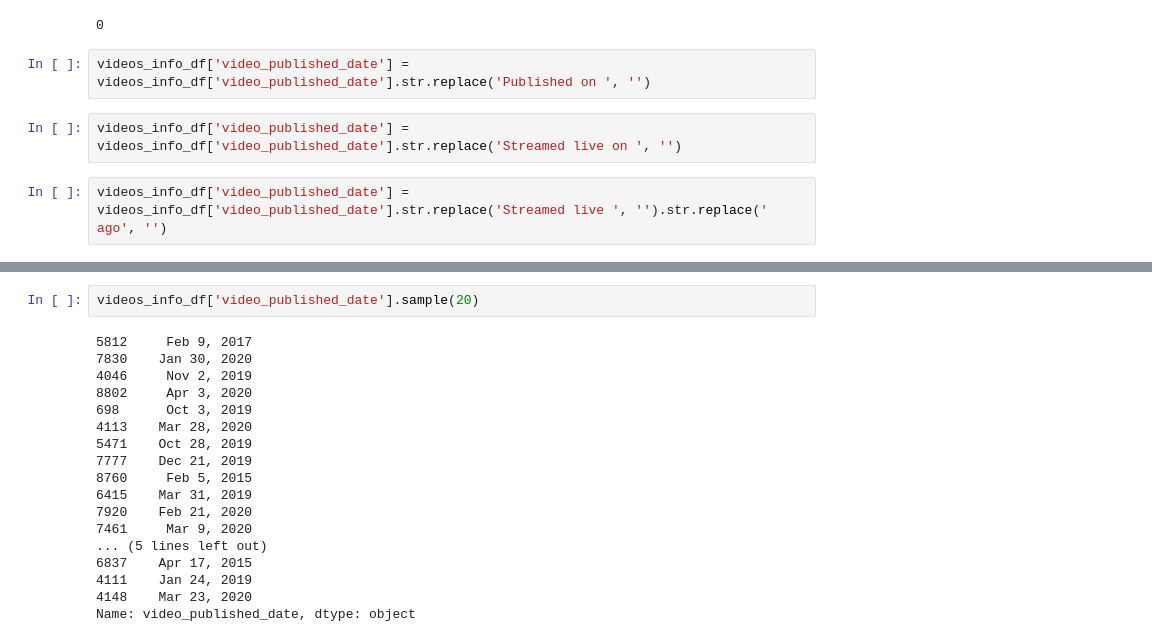
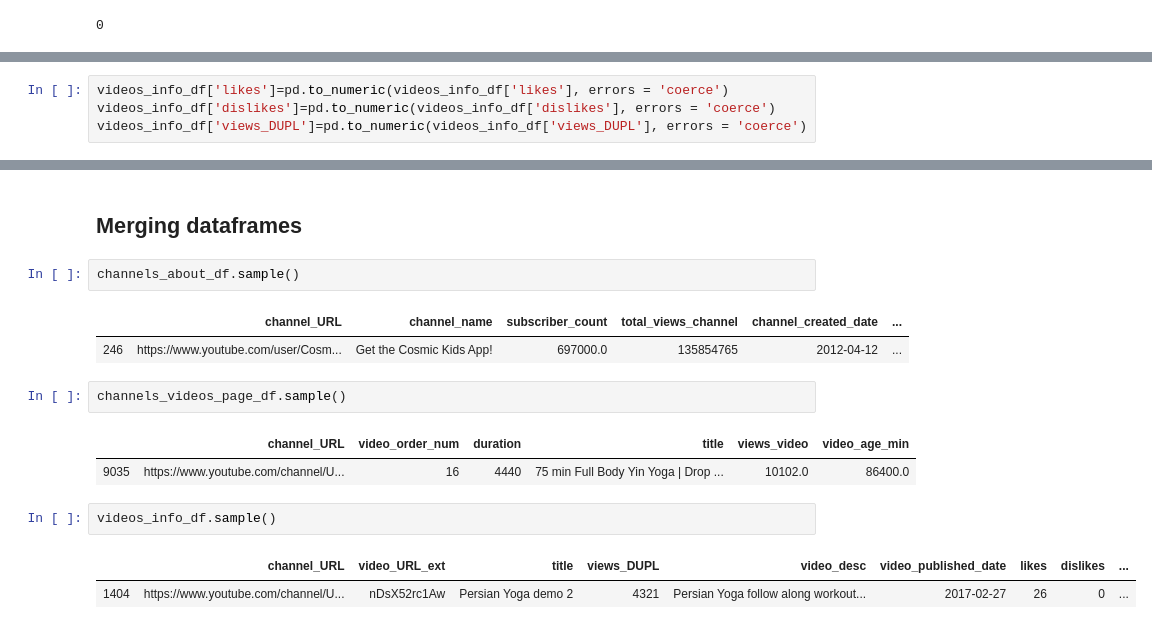
Before and after one commit to elena-du/Yoga-Video-Youtube-Analysis, a Jupyter notebook: scraped_dict_to_df.ipynb, the cells around one changed output, grey strips where cells are left out. Saved outputs shown, nothing was run; the diff lists cells and outputs as text.

Commit message:
dict todataframe, cleaning, merging

```diff
--- a/scraped_dict_to_df.ipynb
+++ b/scraped_dict_to_df.ipynb
@@ -424,9 +383,3 @@ video_channel_df_nona['views_video'] = video_channel_df_nona['views_days'].apply
 videos_info_df['video_published_date'].isna().sum()
 # %% [output]
 0
-# %%
-videos_info_df['video_published_date'] = videos_info_df['video_published_date'].str.replace('Published on ', '')
-# %%
-videos_info_df['video_published_date'] = videos_info_df['video_published_date'].str.replace('Streamed live on ', '')
-# %%
-videos_info_df['video_published_date'] = videos_info_df['video_published_date'].str.replace('Streamed live ', '').str.replace(' ago', '')
@@ -437,0 +388,4 @@ array(['Apr 4, 2020', 'Feb 29, 2020', 'Feb 1, 2020', ..., 'May 24, 2013',
+# %%
+videos_info_df['likes']=pd.to_numeric(videos_info_df['likes'], errors = 'coerce')
+videos_info_df['dislikes']=pd.to_numeric(videos_info_df['dislikes'], errors = 'coerce')
+videos_info_df['views_DUPL']=pd.to_numeric(videos_info_df['views_DUPL'], errors = 'coerce')
@@ -438,20 +410,17 @@ array(['Apr 4, 2020', 'Feb 29, 2020', 'Feb 1, 2020', ..., 'May 24, 2013',
+# %% [markdown]
+## Merging dataframes
+# %%
+channels_about_df.sample()
+# %% [output]
+|  | channel_URL | channel_name | subscriber_count | total_views_channel | channel_created_date | ... |
+| 246 | https://www.youtube.com/user/Cosm... | Get the Cosmic Kids App! | 697000.0 | 135854765 | 2012-04-12 | ... |
+# %%
+channels_videos_page_df.sample()
+# %% [output]
+|  | channel_URL | video_order_num | duration | title | views_video | video_age_min |
+| 9035 | https://www.youtube.com/channel/U... | 16 | 4440 | 75 min Full Body Yin Yoga | Drop ... | 10102.0 | 86400.0 |
 # %%
-videos_info_df['video_published_date'].sample(20)
+videos_info_df.sample()
 # %% [output]
-5812     Feb 9, 2017
-7830    Jan 30, 2020
-4046     Nov 2, 2019
-8802     Apr 3, 2020
-698      Oct 3, 2019
-4113    Mar 28, 2020
-5471    Oct 28, 2019
-7777    Dec 21, 2019
-8760     Feb 5, 2015
-6415    Mar 31, 2019
-7920    Feb 21, 2020
-7461     Mar 9, 2020
-... (5 lines left out)
-6837    Apr 17, 2015
-4111    Jan 24, 2019
-4148    Mar 23, 2020
-Name: video_published_date, dtype: object
+|  | channel_URL | video_URL_ext | title | views_DUPL | video_desc | video_published_date | likes | dislikes | ... |
+| 1404 | https://www.youtube.com/channel/U... | nDsX52rc1Aw | Persian Yoga demo 2 | 4321 | Persian Yoga follow along workout... | 2017-02-27 | 26 | 0 | ... |
```
Also changed, not shown: parts of 38 cells of this notebook.
